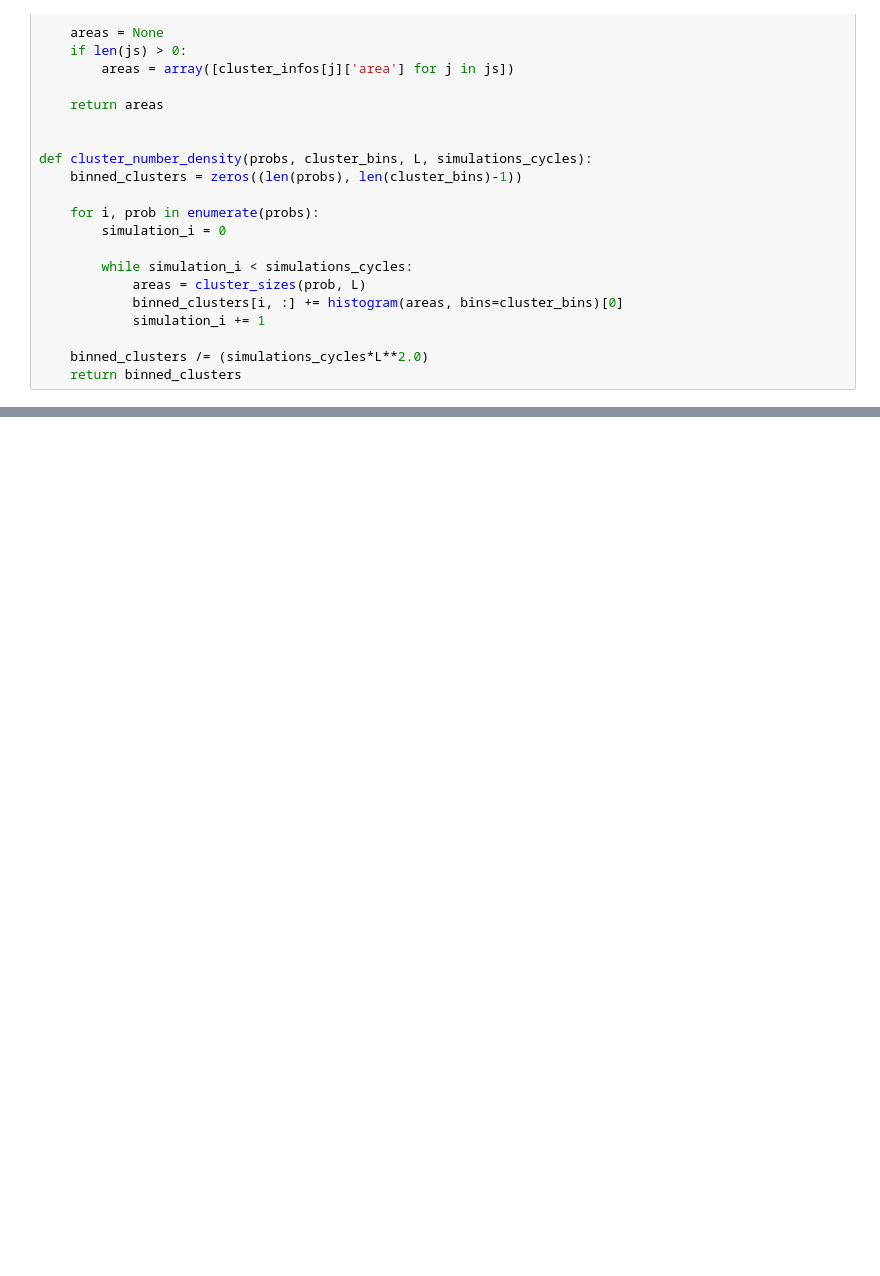
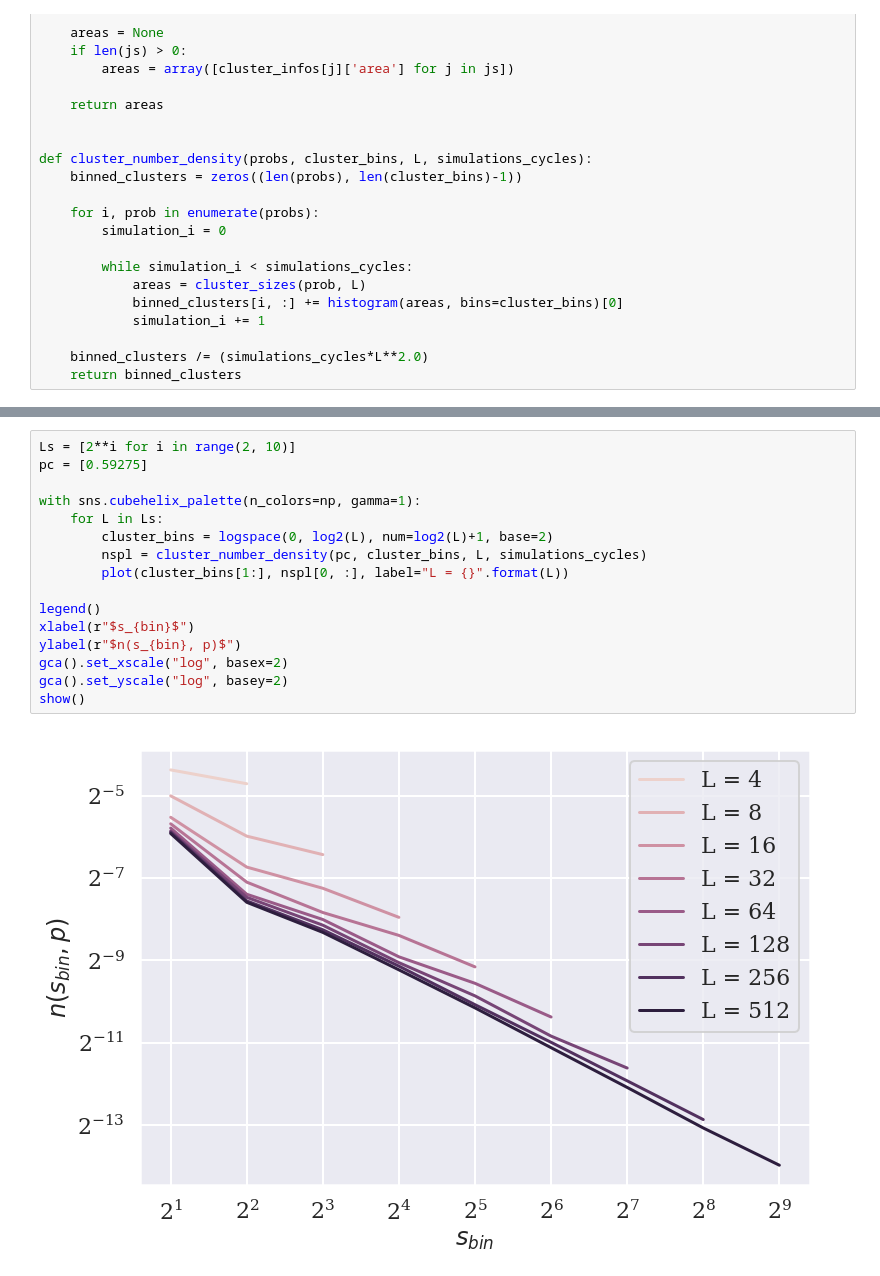
Before and after one commit to auduntre/FYS4460, a Jupyter notebook: Project3/task_f_g_h/task_f_g_h.ipynb, the cells around one changed output, grey strips where cells are left out. Saved outputs shown, nothing was run; the diff lists cells and outputs as text; blank space fills up the shorter version.

```diff
--- a/Project3/task_f_g_h/task_f_g_h.ipynb
+++ b/Project3/task_f_g_h/task_f_g_h.ipynb
@@ -98,0 +99,18 @@ show()
+# %%
+Ls = [2**i for i in range(2, 10)]
+pc = [0.59275]
+
+with sns.cubehelix_palette(n_colors=np, gamma=1):
+    for L in Ls:
+        cluster_bins = logspace(0, log2(L), num=log2(L)+1, base=2)
+        nspl = cluster_number_density(pc, cluster_bins, L, simulations_cycles)
+        plot(cluster_bins[1:], nspl[0, :], label="L = {}".format(L))
+
+legend()
+xlabel(r"$s_{bin}$")
+ylabel(r"$n(s_{bin}, p)$")
+gca().set_xscale("log", basex=2)
+gca().set_yscale("log", basey=2)
+show()
+# %% [output]
+[figure, added]
```
Also changed, not shown: parts of 1 cell of this notebook.
